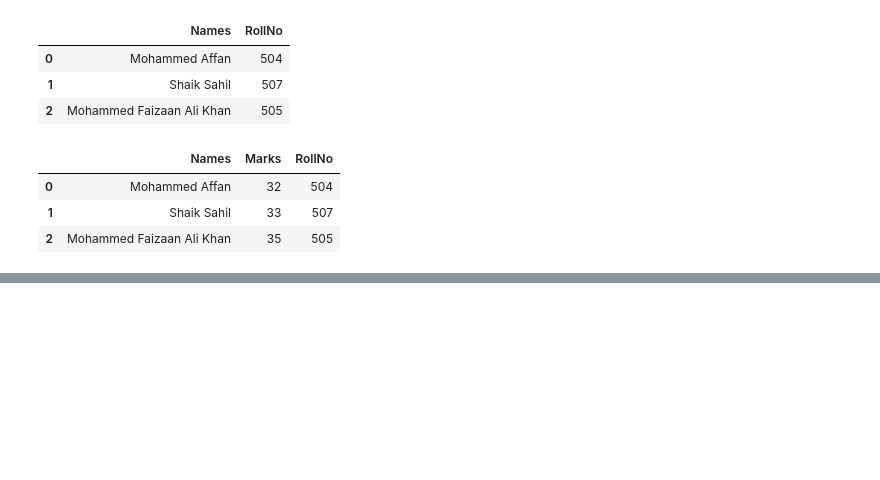
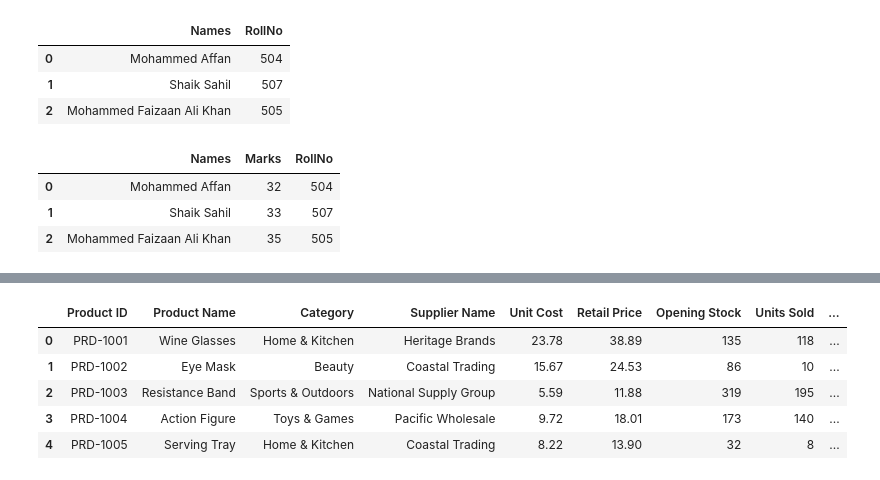
Before and after one commit to MohdAffan27/AI-Learning-Journey, a Jupyter notebook: 03_PANDAS/PandasTutorial.ipynb, the cells around one changed output, grey strips where cells are left out. Cells and saved outputs as stored; diff of their text form; code cells hidden in the pictures; blank space fills up the shorter version.

Commit message:
Learned Pandas Fundamentals

```diff
--- a/03_PANDAS/PandasTutorial.ipynb
+++ b/03_PANDAS/PandasTutorial.ipynb
@@ -314,0 +319,11 @@ pd.merge(df1,df2,on="Names")
+# %%
+import pandas as pd
+df3 = pd.read_excel("/content/sample_data/01 Retail Inventory.xlsx")
+df3.head()
+# %% [output]
+|  | Product ID | Product Name | Category | Supplier Name | Unit Cost | Retail Price | Opening Stock | Units Sold | ... |
+| 0 | PRD-1001 | Wine Glasses | Home & Kitchen | Heritage Brands | 23.78 | 38.89 | 135 | 118 | ... |
+| 1 | PRD-1002 | Eye Mask | Beauty | Coastal Trading | 15.67 | 24.53 | 86 | 10 | ... |
+| 2 | PRD-1003 | Resistance Band | Sports & Outdoors | National Supply Group | 5.59 | 11.88 | 319 | 195 | ... |
+| 3 | PRD-1004 | Action Figure | Toys & Games | Pacific Wholesale | 9.72 | 18.01 | 173 | 140 | ... |
+| 4 | PRD-1005 | Serving Tray | Home & Kitchen | Coastal Trading | 8.22 | 13.90 | 32 | 8 | ... |
```
Also changed, not shown: parts of 6 cells of this notebook.
